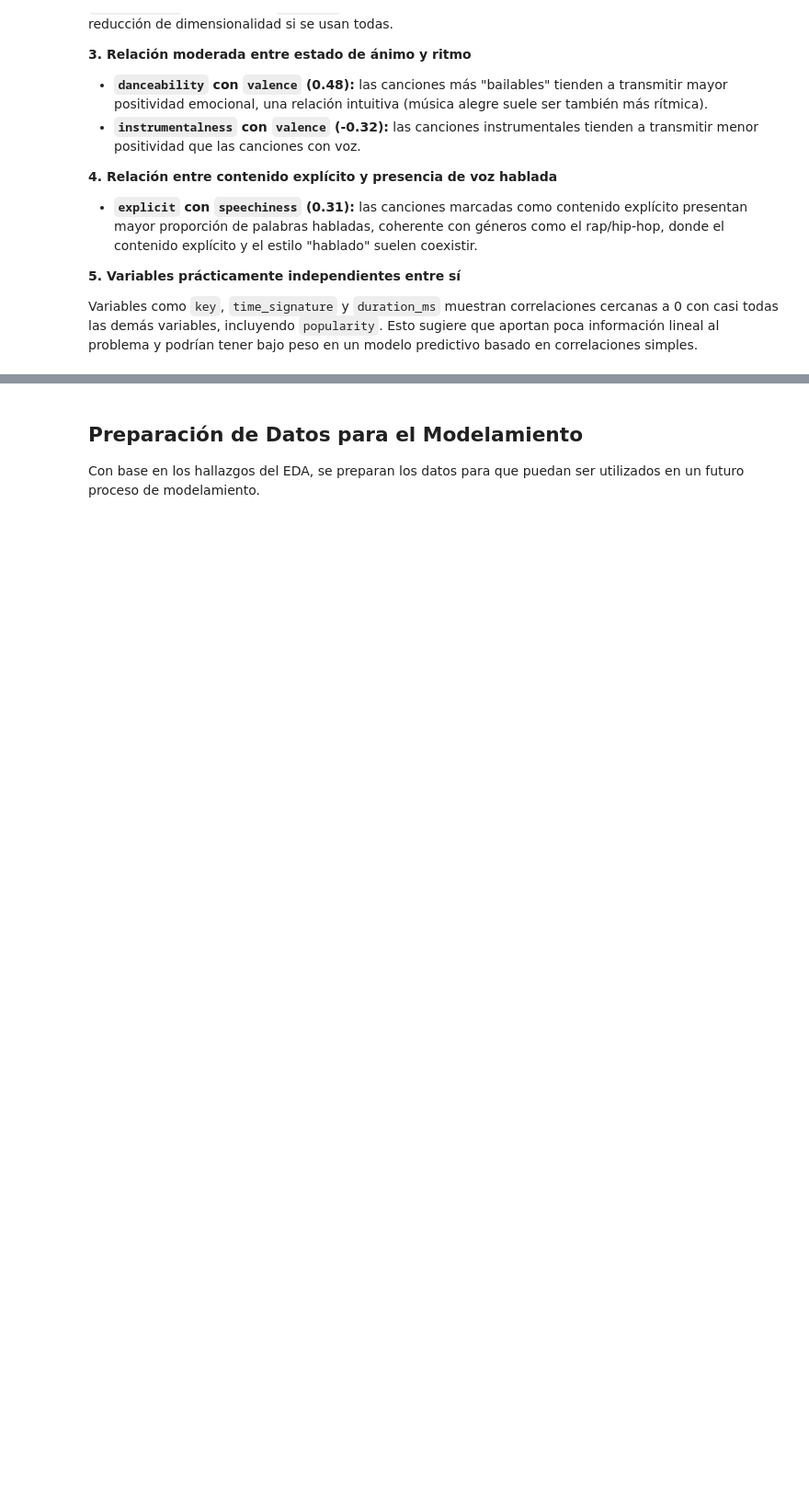
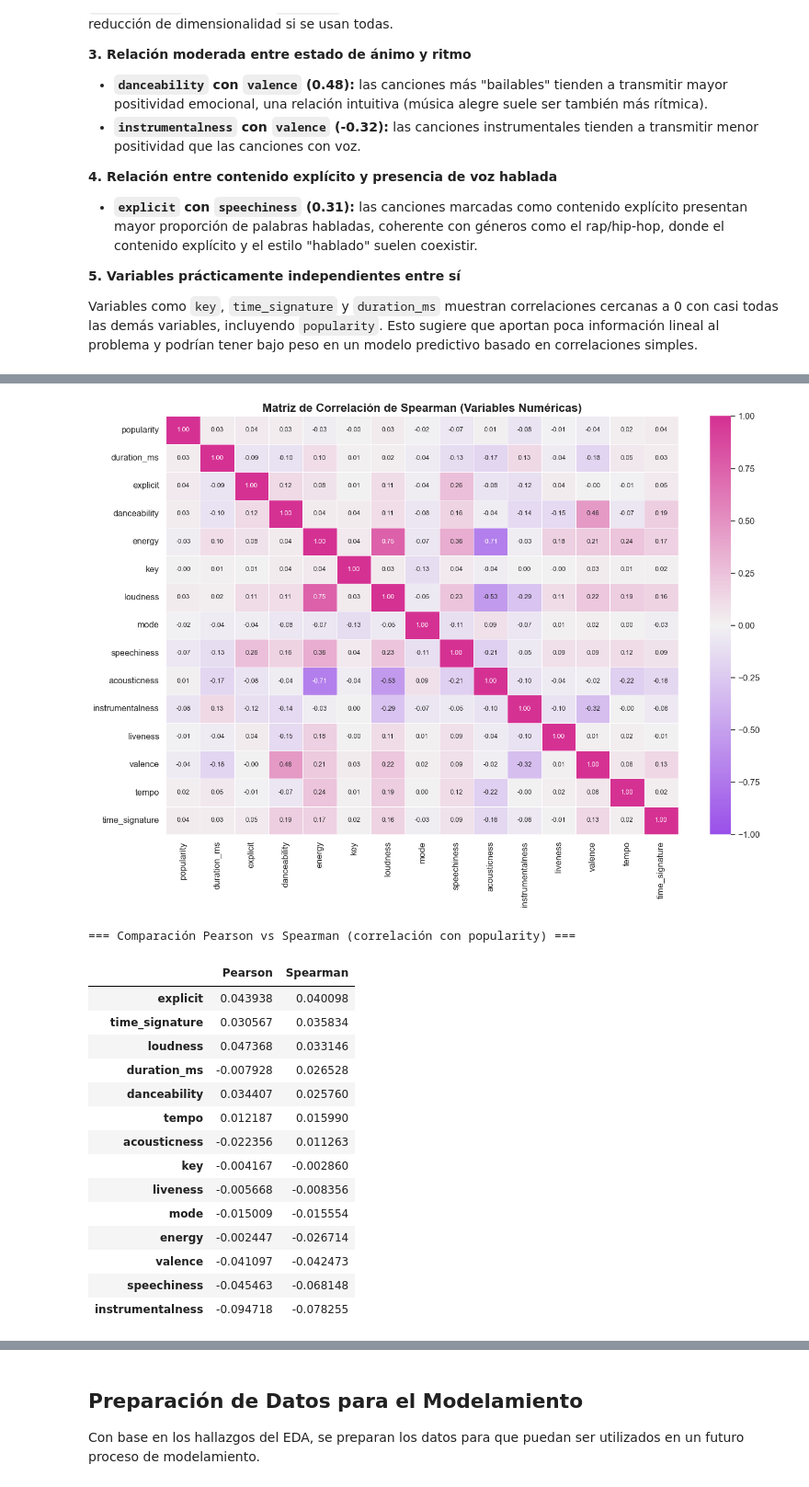
Before and after one commit to Starlitbloom/Spotify-Tracks-Dataset, a Jupyter notebook: notebooks/01_analisis_spotify.ipynb, the cells around one changed output, grey strips where cells are left out. Shown at 92% size. Cells and saved outputs as stored; diff of their text form; code cells hidden in the pictures; blank space fills up the shorter version.

```diff
--- a/notebooks/01_analisis_spotify.ipynb
+++ b/notebooks/01_analisis_spotify.ipynb
@@ -619,0 +608,52 @@ Variables como `key`, `time_signature` y `duration_ms` muestran correlaciones ce
+# %%
+# Se calcula la matriz de correlación de Spearman (relaciones monótonas, no solo lineales)
+corr_matrix_spearman = df_final.corr(numeric_only=True, method='spearman')
+
+plt.figure(figsize=(14, 10))
+
+paleta_rosa_morado = sns.diverging_palette(280, 340, s=85, l=50, as_cmap=True)
+
+sns.heatmap(
+    corr_matrix_spearman,
+    cmap=paleta_rosa_morado,
+    center=0,
+    annot=True,
+    fmt=".2f",
+    annot_kws={"size": 9},
+    linewidths=0.5,
+    vmin=-1,
+    vmax=1
+)
+plt.title("Matriz de Correlación de Spearman (Variables Numéricas)", fontsize=16, fontweight="bold")
+plt.tight_layout()
+plt.show()
+
+# Comparación directa: correlación con popularity, Pearson vs Spearman
+correlaciones_pearson = corr_matrix[variable_objetivo].drop(variable_objetivo).sort_values(ascending=False)
+correlaciones_spearman = corr_matrix_spearman[variable_objetivo].drop(variable_objetivo).sort_values(ascending=False)
+
+comparacion = pd.DataFrame({
+    'Pearson': correlaciones_pearson,
+    'Spearman': correlaciones_spearman
+}).sort_values('Spearman', ascending=False)
+
+print("=== Comparación Pearson vs Spearman (correlación con popularity) ===")
+display(comparacion)
+# %% [output]
+[figure, added]
+=== Comparación Pearson vs Spearman (correlación con popularity) ===
+|  | Pearson | Spearman |
+| explicit | 0.043938 | 0.040098 |
+| time_signature | 0.030567 | 0.035834 |
+| loudness | 0.047368 | 0.033146 |
+| duration_ms | -0.007928 | 0.026528 |
+| danceability | 0.034407 | 0.025760 |
+| tempo | 0.012187 | 0.015990 |
+| acousticness | -0.022356 | 0.011263 |
+| key | -0.004167 | -0.002860 |
+| liveness | -0.005668 | -0.008356 |
+| mode | -0.015009 | -0.015554 |
+| energy | -0.002447 | -0.026714 |
+| valence | -0.041097 | -0.042473 |
+| speechiness | -0.045463 | -0.068148 |
+| instrumentalness | -0.094718 | -0.078255 |
```
Also changed, not shown: parts of 5 cells of this notebook.
